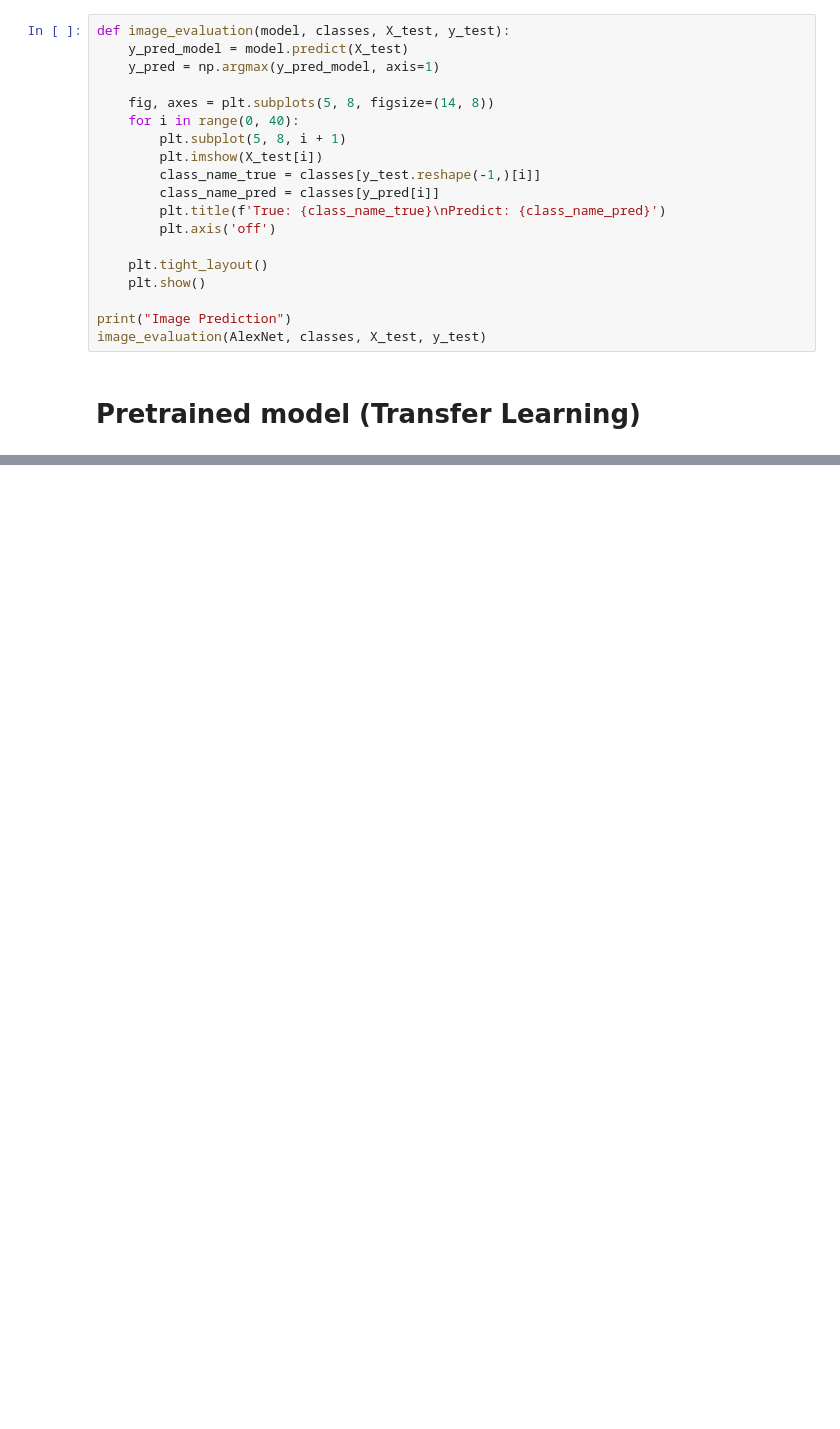
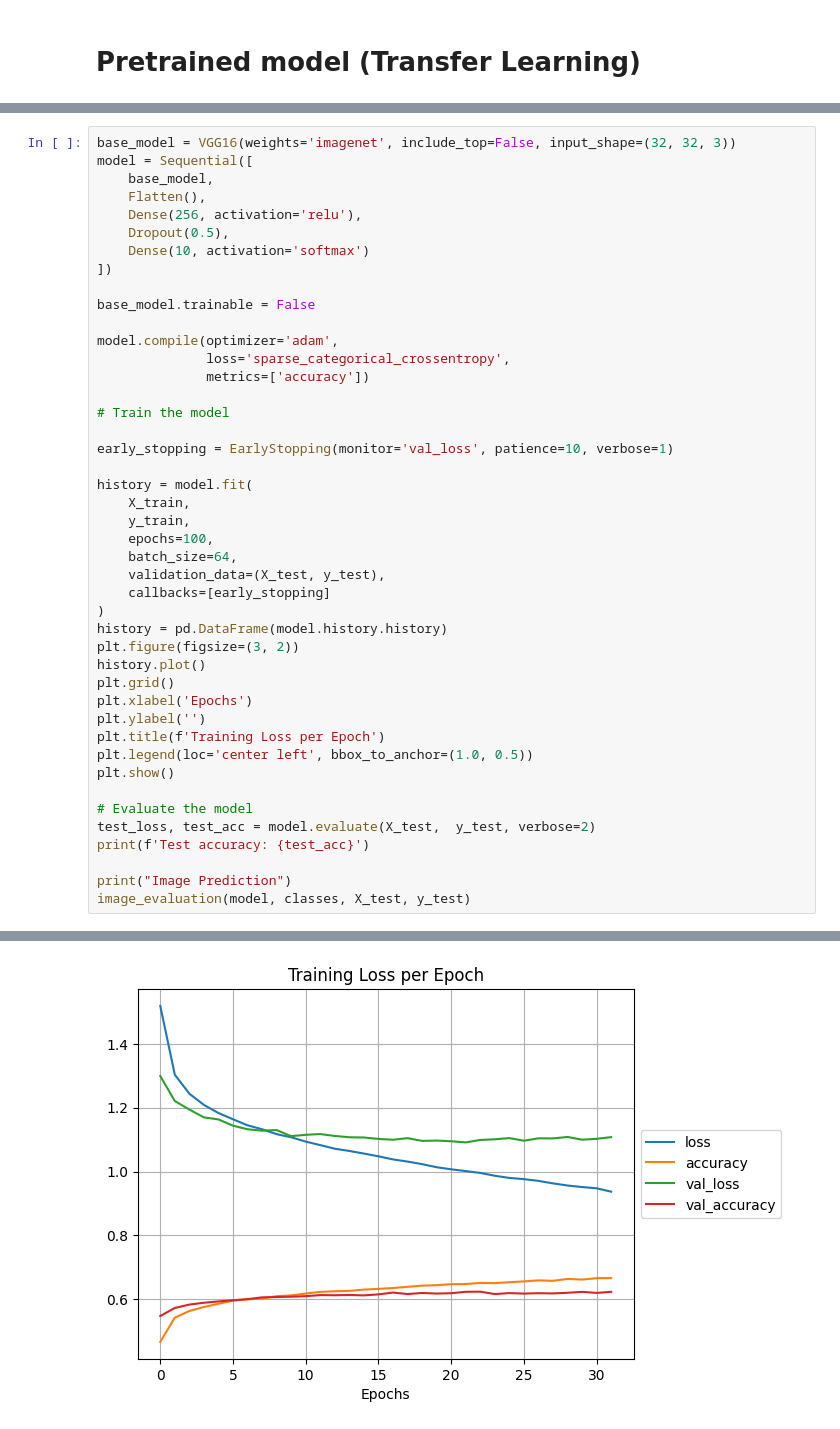
Before and after one commit to pmama/DeepLearningConcepts, a Jupyter notebook: CNN_CIFAR10.ipynb, the cells around one changed output, grey strips where cells are left out. Saved outputs shown, nothing was run; the diff lists cells and outputs as text; blank space fills up the shorter version.

```diff
--- a/CNN_CIFAR10.ipynb
+++ b/CNN_CIFAR10.ipynb
@@ -374,21 +441,2 @@ image_evaluation(AlexNet, classes, X_test, y_test)
-# %%
-def image_evaluation(model, classes, X_test, y_test):
-    y_pred_model = model.predict(X_test)
-    y_pred = np.argmax(y_pred_model, axis=1)
-
-    fig, axes = plt.subplots(5, 8, figsize=(14, 8))
-    for i in range(0, 40):
-        plt.subplot(5, 8, i + 1)
-        plt.imshow(X_test[i])
-        class_name_true = classes[y_test.reshape(-1,)[i]]
-        class_name_pred = classes[y_pred[i]]
-        plt.title(f'True: {class_name_true}\nPredict: {class_name_pred}')
-        plt.axis('off')
-
-    plt.tight_layout()
-    plt.show()
-
-print("Image Prediction")
-image_evaluation(AlexNet, classes, X_test, y_test)
 # %% [markdown]
 # **Pretrained model (Transfer Learning)**
@@ -394,0 +447,45 @@ image_evaluation(AlexNet, classes, X_test, y_test)
+# %%
+base_model = VGG16(weights='imagenet', include_top=False, input_shape=(32, 32, 3))
+model = Sequential([
+    base_model,
+    Flatten(),
+    Dense(256, activation='relu'),
+    Dropout(0.5),
+    Dense(10, activation='softmax')
+])
+
+base_model.trainable = False
+
+model.compile(optimizer='adam',
+              loss='sparse_categorical_crossentropy',
+              metrics=['accuracy'])
+
+# Train the model
+
+early_stopping = EarlyStopping(monitor='val_loss', patience=10, verbose=1)
+
+history = model.fit(
+    X_train,
+    y_train,
+    epochs=100,
+    batch_size=64,
+    validation_data=(X_test, y_test),
+    callbacks=[early_stopping]
+)
+history = pd.DataFrame(model.history.history)
+plt.figure(figsize=(3, 2))
+history.plot()
+plt.grid()
+plt.xlabel('Epochs')
+plt.ylabel('')
+plt.title(f'Training Loss per Epoch')
+plt.legend(loc='center left', bbox_to_anchor=(1.0, 0.5))
+plt.show()
+
+# Evaluate the model
+test_loss, test_acc = model.evaluate(X_test,  y_test, verbose=2)
+print(f'Test accuracy: {test_acc}')
+
+print("Image Prediction")
+image_evaluation(model, classes, X_test, y_test)
+# %% [output]
@@ -394,0 +510 @@ image_evaluation(AlexNet, classes, X_test, y_test)
+[figure, added]
```
Also changed, not shown: parts of 31 cells of this notebook.
